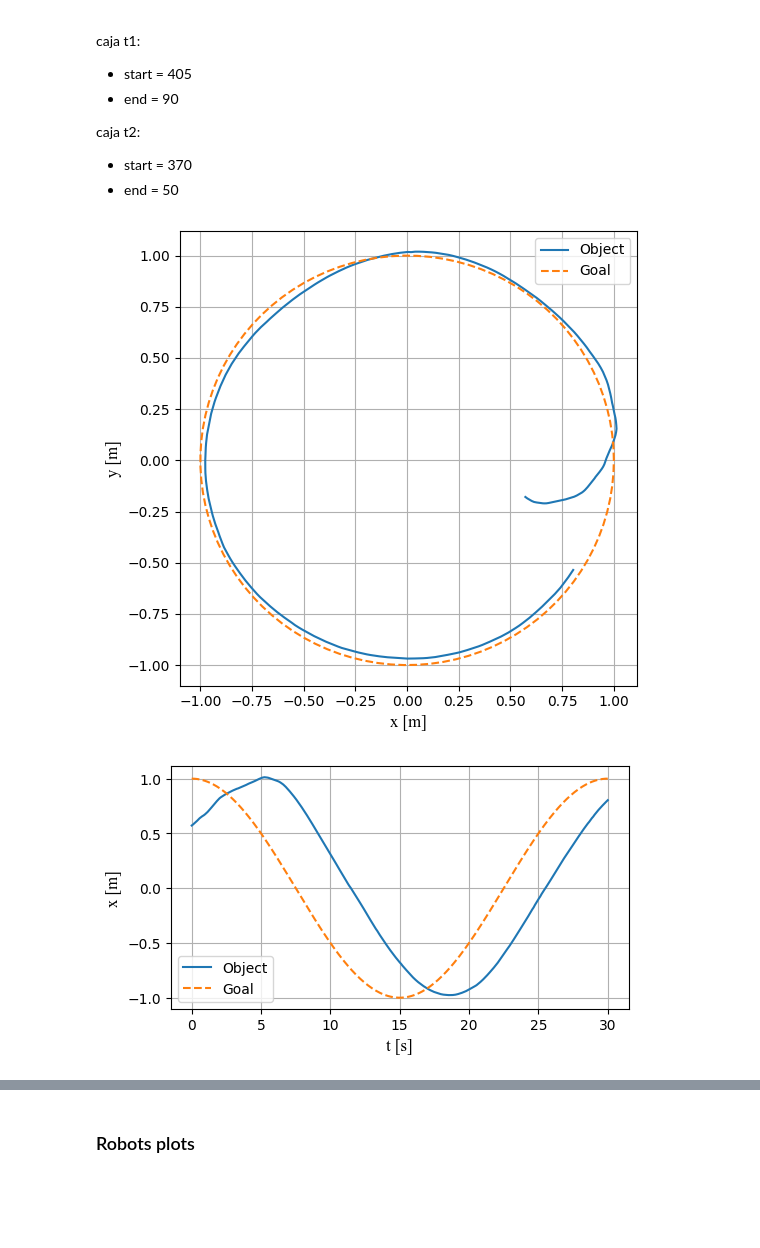
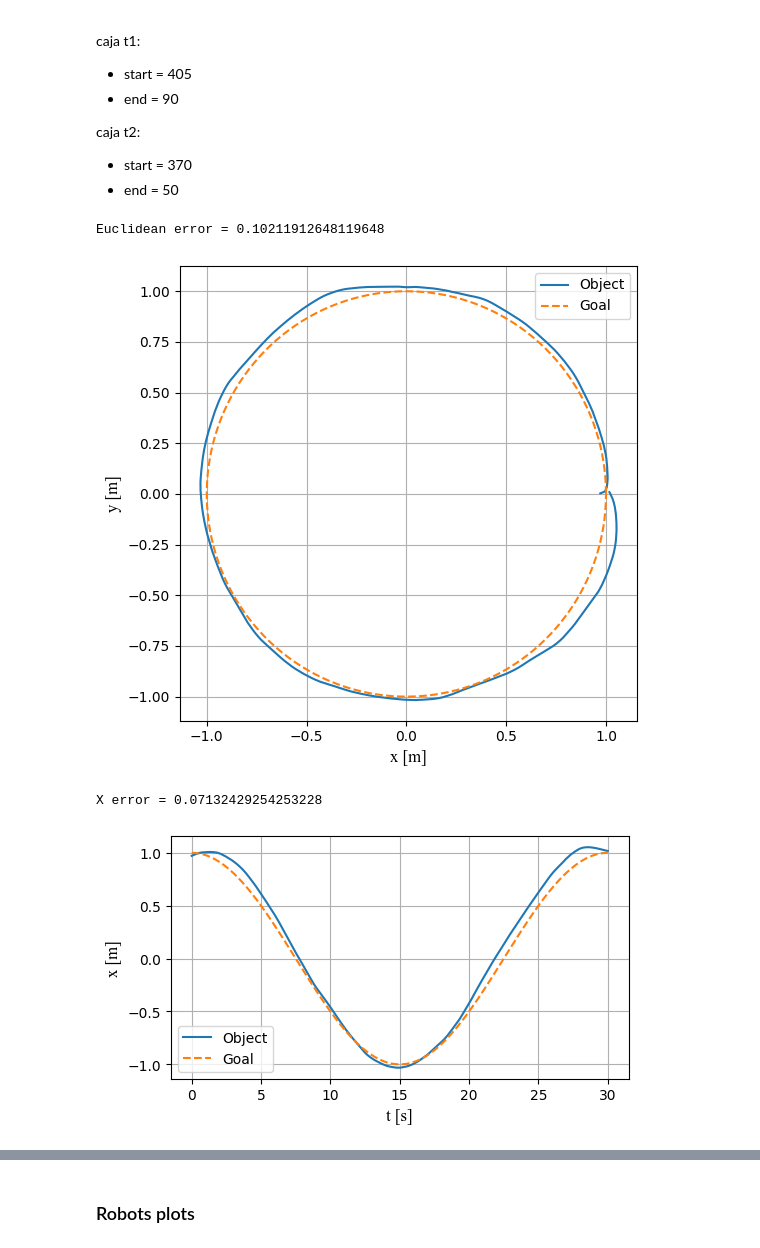
Before and after one commit to alejotoro-o/multi-robot-ueia, a Jupyter notebook: ros_bag_read.ipynb, the cells around one changed output, grey strips where cells are left out. Cells and saved outputs as stored; diff of their text form; code cells hidden in the pictures; blank space fills up the shorter version.

```diff
--- a/ros_bag_read.ipynb
+++ b/ros_bag_read.ipynb
@@ -30,7 +30,7 @@ class BagFileParser():
         # Deserialise all and timestamp them
         return [ (timestamp,deserialize_message(data, self.topic_msg_message[topic_name])) for timestamp,data in rows]
 # %%
-n = "caja3_t2"
+n = "caja3"
 bag_file = 'Recordings/' + n + '/' + n + '_0.db3'
 
 parser = BagFileParser(bag_file)
@@ -101,25 +101,32 @@ caja t2:
 # %%
 start = 405
 end = 90
 path = np.array(path)[-start:-end,:]
 robot1_path = np.array(robot1_path)[-start:-end,:]
 robot2_path = np.array(robot2_path)[-start:-end,:]
-points = np.linspace(0, 2*np.pi, 100)
+points = np.linspace(0, 2*np.pi, path.shape[0])
+
+d_error = np.sum(np.sqrt((path[:,0] - np.cos(points))**2 + (path[:,1] - np.sin(points))**2))/path.shape[0]
+print("Euclidean error =", d_error)
 
 plt.figure("Fig", figsize=(15*cm,15*cm))
 plt.plot(path[:,0], path[:,1])
 plt.plot(np.cos(points), np.sin(points), "--")
 # plt.plot(robot1_path[:,0], robot1_path[:,1], alpha=0.4)
 # plt.plot(robot2_path[:,0], robot2_path[:,1], alpha=0.4)
 plt.xlabel("x [m]", {"fontsize": 12, "fontname": "Times New Roman"})
 plt.ylabel("y [m]", {"fontsize": 12, "fontname": "Times New Roman"})
 plt.legend(["Object", "Goal"])
 plt.grid()
 # %% [output]
+Euclidean error = 0.10211912648119648
-[figure, old version]
+[figure, new version]
 # %%
 t = np.linspace(0, 30, path.shape[0])
 points = np.linspace(0, 2*np.pi, path.shape[0])
+
+x_error = np.sum(np.abs(path[:,0] - np.cos(points)))/path.shape[0]
+print("X error =", x_error)
 
 plt.figure("Fig", figsize=(15*cm,8*cm))
 plt.plot(t, path[:,0])
@@ -128,7 +135,8 @@ plt.xlabel("t [s]", {"fontsize": 12, "fontname": "Times New Roman"})
 plt.ylabel("x [m]", {"fontsize": 12, "fontname": "Times New Roman"})
 plt.legend(["Object", "Goal"])
 plt.grid()
-plt.savefig("Imagenes articulo/fig_caja_x_t2.pdf")
+#plt.savefig("Imagenes articulo/fig_caja_x_t2.pdf", bbox_inches="tight")
 # %% [output]
+X error = 0.07132429254253228
-[figure, old version]
+[figure, new version]
 # %%
```
Also changed, not shown: parts of 11 cells of this notebook.
